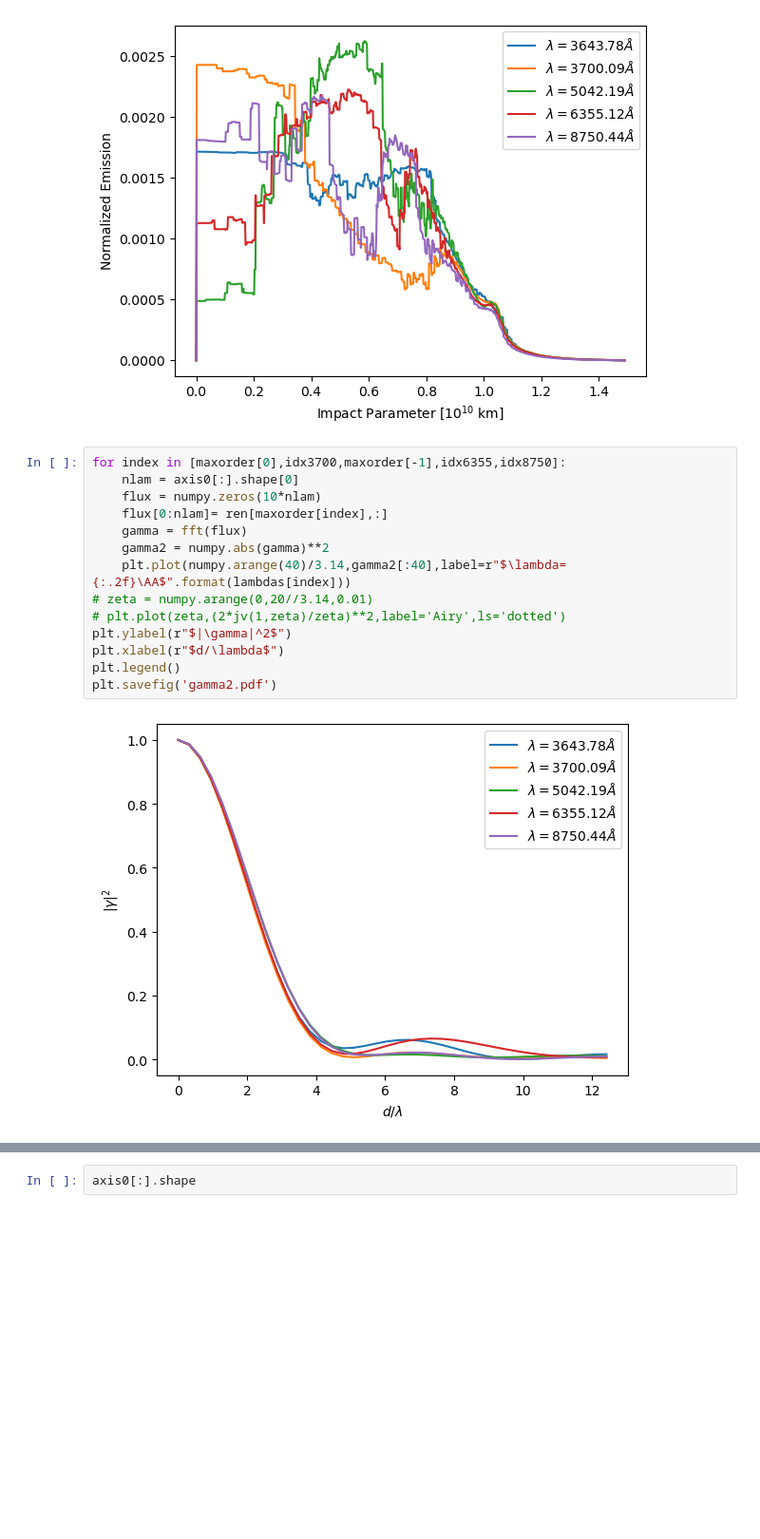
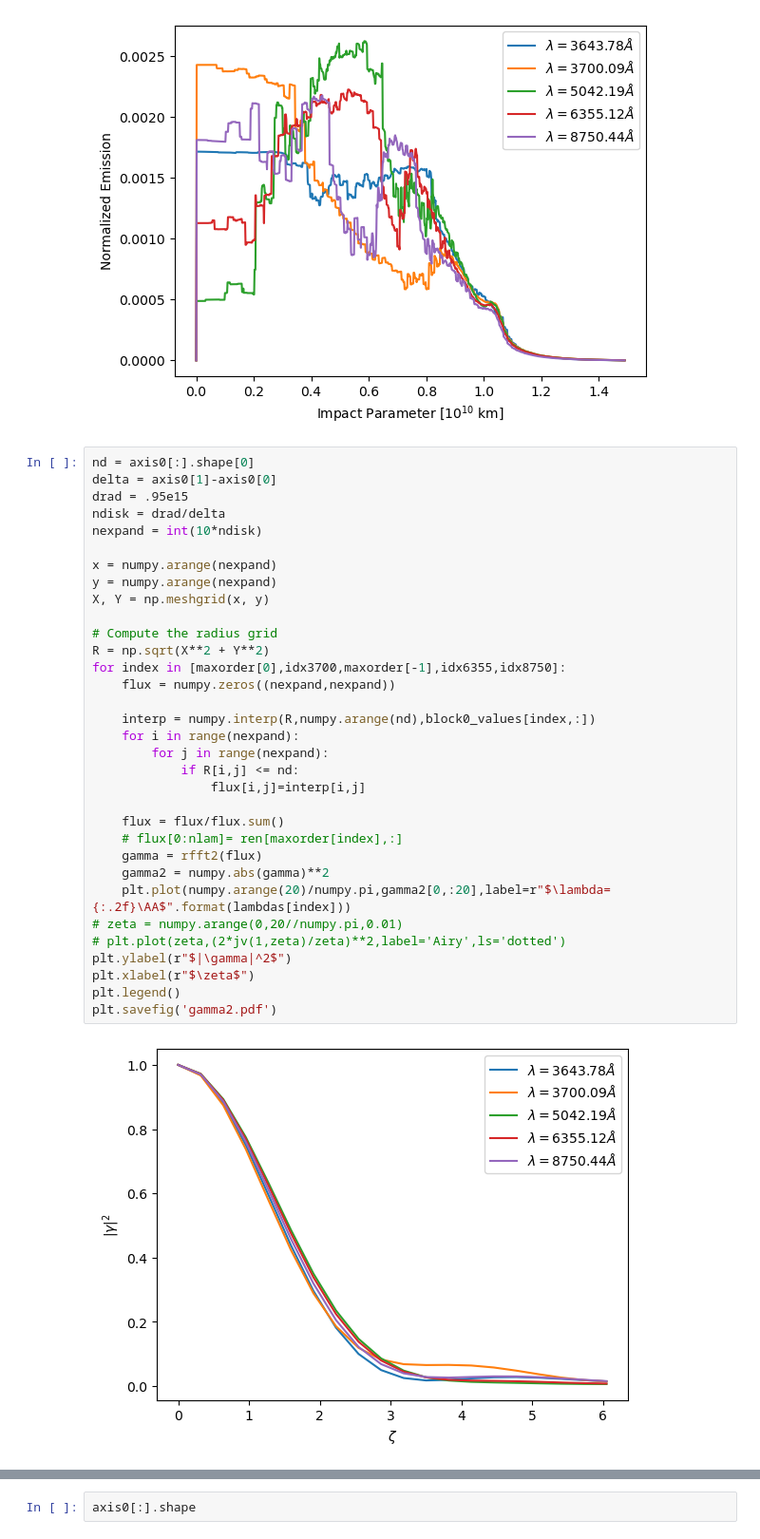
Before and after one commit to AlexGKim/II, a Jupyter notebook: Untitled.ipynb, the cells around one changed output, grey strips where cells are left out. Shown at 95% size. Saved outputs shown, nothing was run; the diff lists cells and outputs as text; blank space fills up the shorter version.

```diff
--- a/Untitled.ipynb
+++ b/Untitled.ipynb
@@ -82,18 +82,37 @@ plt.savefig('impact.pdf')
 # %% [output]
 [figure]
 # %%
+nd = axis0[:].shape[0]
+delta = axis0[1]-axis0[0]
+drad = .95e15
+ndisk = drad/delta
+nexpand = int(10*ndisk)
+
+x = numpy.arange(nexpand)
+y = numpy.arange(nexpand)
+X, Y = np.meshgrid(x, y)
+
+# Compute the radius grid
+R = np.sqrt(X**2 + Y**2)
 for index in [maxorder[0],idx3700,maxorder[-1],idx6355,idx8750]:
-    nlam = axis0[:].shape[0]
-    flux = numpy.zeros(10*nlam)
-    flux[0:nlam]= ren[maxorder[index],:]
-    gamma = fft(flux)
+    flux = numpy.zeros((nexpand,nexpand))
+
+    interp = numpy.interp(R,numpy.arange(nd),block0_values[index,:])
+    for i in range(nexpand):
+        for j in range(nexpand):
+            if R[i,j] <= nd:
+                flux[i,j]=interp[i,j]
+
+    flux = flux/flux.sum()
+    # flux[0:nlam]= ren[maxorder[index],:]
+    gamma = rfft2(flux)
     gamma2 = numpy.abs(gamma)**2
-    plt.plot(numpy.arange(40)/3.14,gamma2[:40],label=r"$\lambda={:.2f}\AA$".format(lambdas[index]))
-# zeta = numpy.arange(0,20//3.14,0.01)
+    plt.plot(numpy.arange(20)/numpy.pi,gamma2[0,:20],label=r"$\lambda={:.2f}\AA$".format(lambdas[index]))
+# zeta = numpy.arange(0,20//numpy.pi,0.01)
 # plt.plot(zeta,(2*jv(1,zeta)/zeta)**2,label='Airy',ls='dotted')
 plt.ylabel(r"$|\gamma|^2$")
-plt.xlabel(r"$d/\lambda$")
+plt.xlabel(r"$\zeta$")
 plt.legend()
 plt.savefig('gamma2.pdf')
 # %% [output]
-[figure, old version]
+[figure, new version]
```
Also changed, not shown: parts of 5 cells of this notebook.
